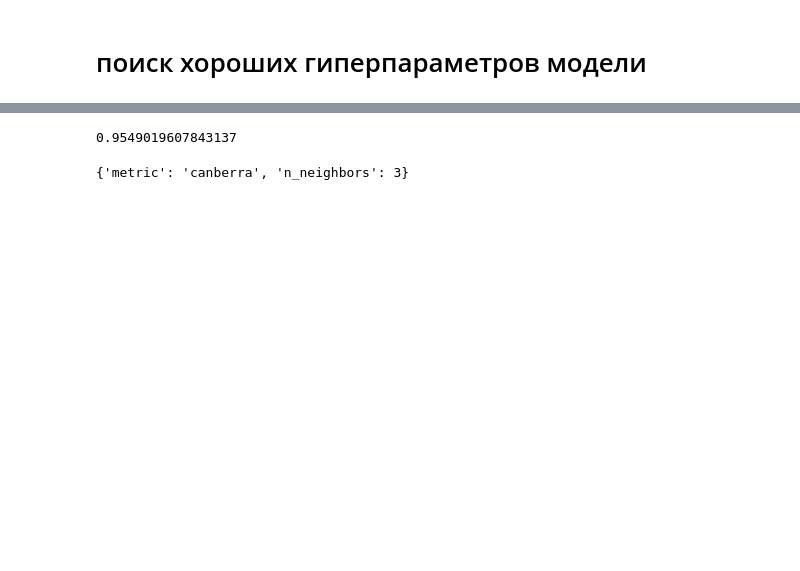
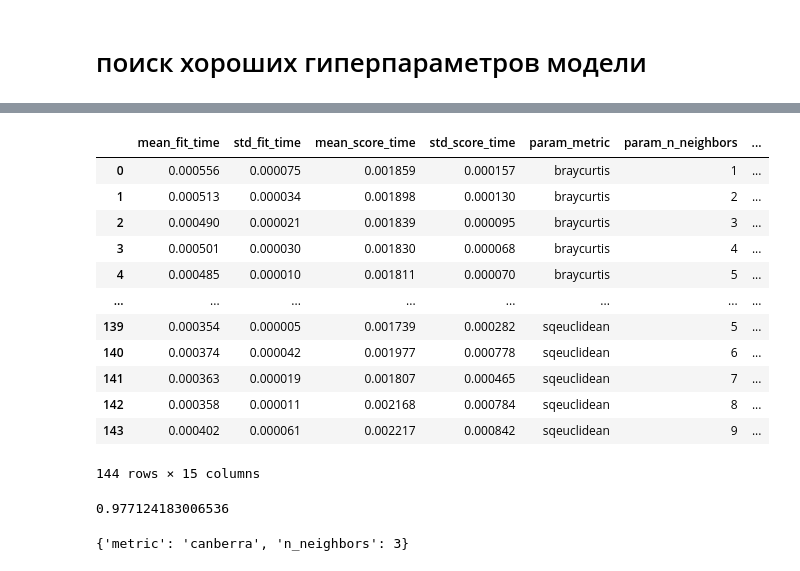
Before and after one commit to mechanoid5/ml_lectorium_2024_I, a Jupyter notebook: examples/05-classifier-estimation/03-grid_search.ipynb, the cells around one changed output, grey strips where cells are left out. Drawn from its saved outputs; the diff is of its cells as text; code cells hidden in the pictures; blank space fills up the shorter version.

```diff
--- a/examples/05-classifier-estimation/03-grid_search.ipynb
+++ b/examples/05-classifier-estimation/03-grid_search.ipynb
@@ -72,0 +95,29 @@ class KNeighborsClassifier(sklearn.neighbors._base.KNeighborsMixin, sklearn.base
+# %%
+metrics = [
+    'braycurtis',
+    'canberra',
+    'chebyshev',
+    'cityblock',
+    'correlation',
+    'cosine',
+    'dice',
+    'euclidean',
+    'hamming',
+    'jaccard',
+    #'jensenshannon',
+    #'kulczynski1',
+    # 'mahalanobis',
+    'minkowski',
+    'rogerstanimoto',
+    'russellrao',
+    #'seuclidean',
+    'sokalmichener',
+    'sokalsneath',
+    'sqeuclidean',
+    #'yule',
+]
+# %%
+param_grid= {
+    'n_neighbors': range(1,10),
+    'metric': metrics,
+}
@@ -73,25 +130,28 @@ class KNeighborsClassifier(sklearn.neighbors._base.KNeighborsMixin, sklearn.base
+# %%
+import pandas as pd
+display( pd.DataFrame(grid.cv_results_) )
+# %% [output]
+|  | mean_fit_time | std_fit_time | mean_score_time | std_score_time | param_metric | param_n_neighbors | ... |
+| 0 | 0.000556 | 0.000075 | 0.001859 | 0.000157 | braycurtis | 1 | ... |
+| 1 | 0.000513 | 0.000034 | 0.001898 | 0.000130 | braycurtis | 2 | ... |
+| 2 | 0.000490 | 0.000021 | 0.001839 | 0.000095 | braycurtis | 3 | ... |
+| 3 | 0.000501 | 0.000030 | 0.001830 | 0.000068 | braycurtis | 4 | ... |
+| 4 | 0.000485 | 0.000010 | 0.001811 | 0.000070 | braycurtis | 5 | ... |
+| ... | ... | ... | ... | ... | ... | ... | ... |
+| 139 | 0.000354 | 0.000005 | 0.001739 | 0.000282 | sqeuclidean | 5 | ... |
+| 140 | 0.000374 | 0.000042 | 0.001977 | 0.000778 | sqeuclidean | 6 | ... |
+| 141 | 0.000363 | 0.000019 | 0.001807 | 0.000465 | sqeuclidean | 7 | ... |
+| 142 | 0.000358 | 0.000011 | 0.002168 | 0.000784 | sqeuclidean | 8 | ... |
+| 143 | 0.000402 | 0.000061 | 0.002217 | 0.000842 | sqeuclidean | 9 | ... |
+144 rows × 15 columns
+# %%
+display( grid.best_score_ )
+display( grid.best_params_ )
+# %% [output]
+0.977124183006536
+{'metric': 'canberra', 'n_neighbors': 3}
 # %%
-from sklearn.model_selection import GridSearchCV
-
-param_grid = { # списки значений гиперпараметров модели, которые будем тестировать
-     'metric': ['euclidean','manhattan','chebyshev','minkowski','hamming','canberra','braycurtis',],
-'n_neighbors': [1,3,5,9],
-}
-
-# запускаем поиск хороших сочетаний гиперпараметров модели
-grid = GridSearchCV(
-        estimator=KNeighborsClassifier(),
-        param_grid=param_grid,
-    ).fit(X_train,y_train)
-
-
-display( grid.best_score_ )
-display( grid.best_params_ )
-
 model_ = grid.best_estimator_
-# %% [output]
-0.9549019607843137
-{'metric': 'canberra', 'n_neighbors': 3}
 # %%
 # проверяем результат (сравните с результатом выше, где параметры по умолчанию)
 predicted_ = model_.predict(X_test)
```
Also changed, not shown: parts of 8 cells of this notebook, 1 other file.
